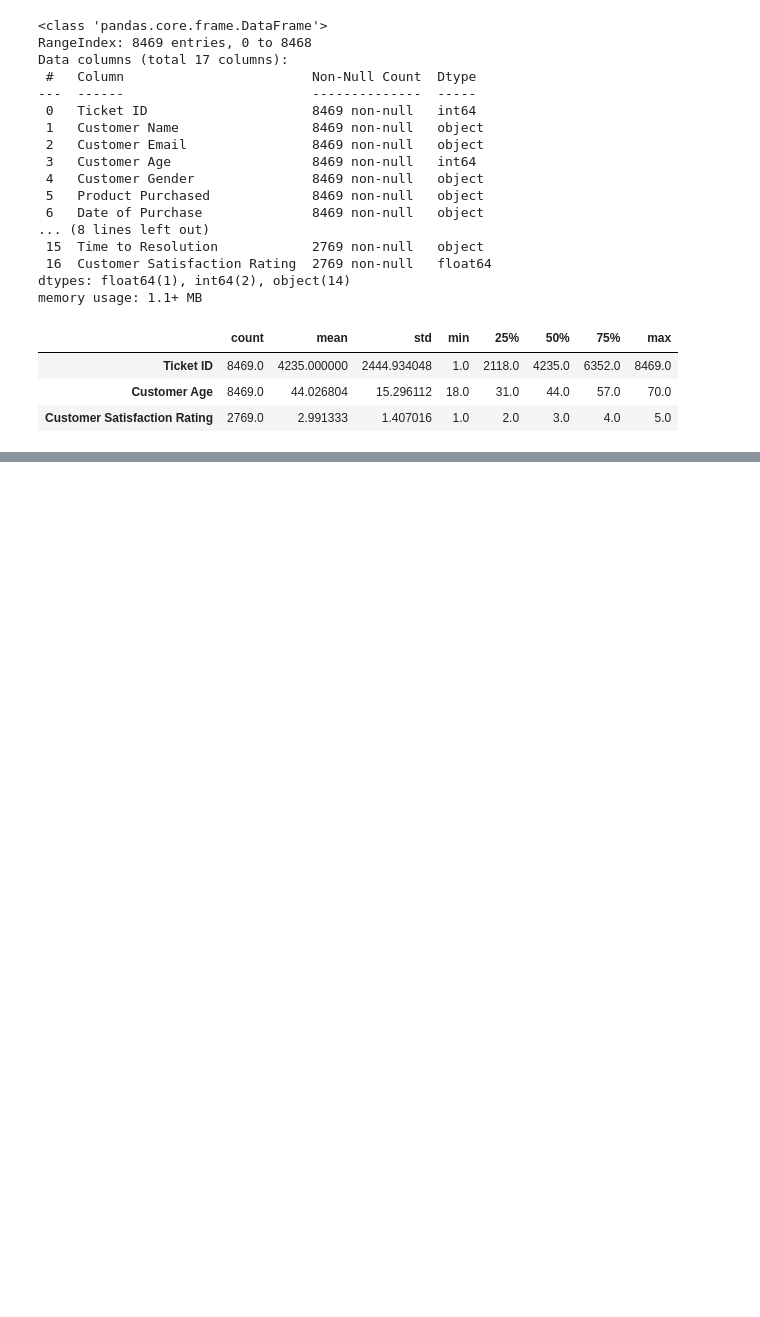
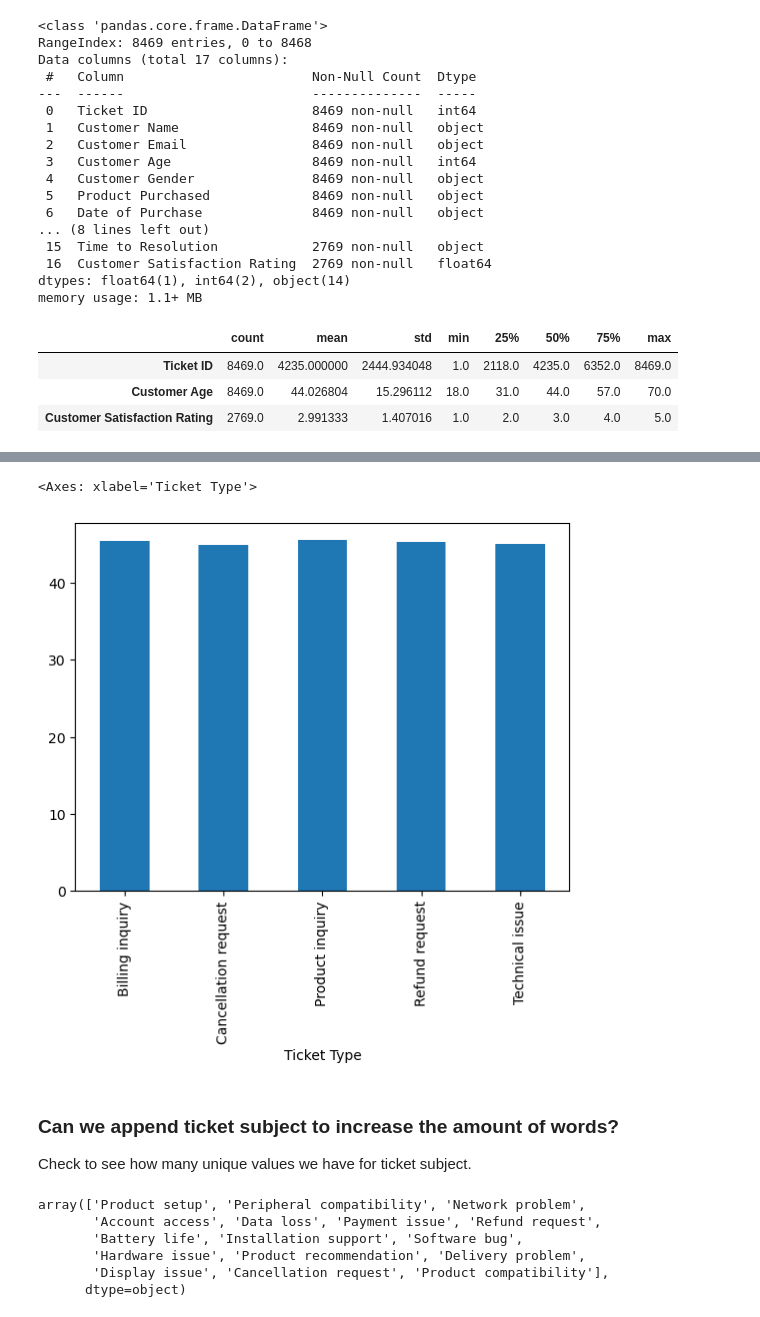
Before and after one commit to ehoanshelt/Support-Ticket-Categorizer, a Jupyter notebook: notebooks/EDA.ipynb, the cells around one changed output, grey strips where cells are left out. Cells and saved outputs as stored; diff of their text form; code cells hidden in the pictures; blank space fills up the shorter version.

Commit message:
Completed eda
Completed enough of the EDA to move forward with data processing

```diff
--- a/notebooks/EDA.ipynb
+++ b/notebooks/EDA.ipynb
@@ -43,0 +64,7 @@ df.describe().transpose()
+# %%
+def get_word_count(content):
+    content = content.split(" ")
+    return len(content)
+# %%
+df["Content Length"] = df["Ticket Description"].apply(get_word_count)
+df[["Ticket Description", "Content Length"]]
@@ -43,0 +85,17 @@ df.describe().transpose()
+# %%
+df.groupby("Ticket Type")["Content Length"].mean().plot(kind="bar")
+# %% [output]
+<Axes: xlabel='Ticket Type'>
+[figure, added]
+# %% [markdown]
+### Can we append ticket subject to increase the amount of words?
+Check to see how many unique values we have for ticket subject.
+# %%
+df["Ticket Subject"].unique()
+# %% [output]
+array(['Product setup', 'Peripheral compatibility', 'Network problem',
+       'Account access', 'Data loss', 'Payment issue', 'Refund request',
+       'Battery life', 'Installation support', 'Software bug',
+       'Hardware issue', 'Product recommendation', 'Delivery problem',
+       'Display issue', 'Cancellation request', 'Product compatibility'],
+      dtype=object)
```
Also changed, not shown: parts of 8 cells of this notebook.
